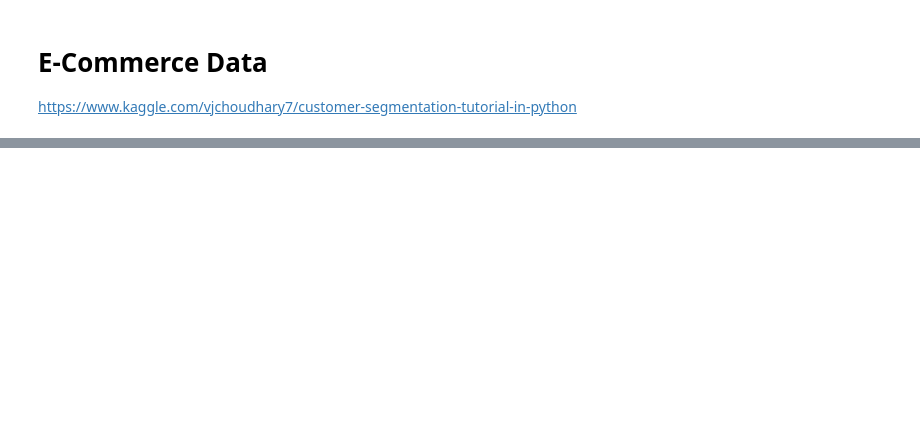
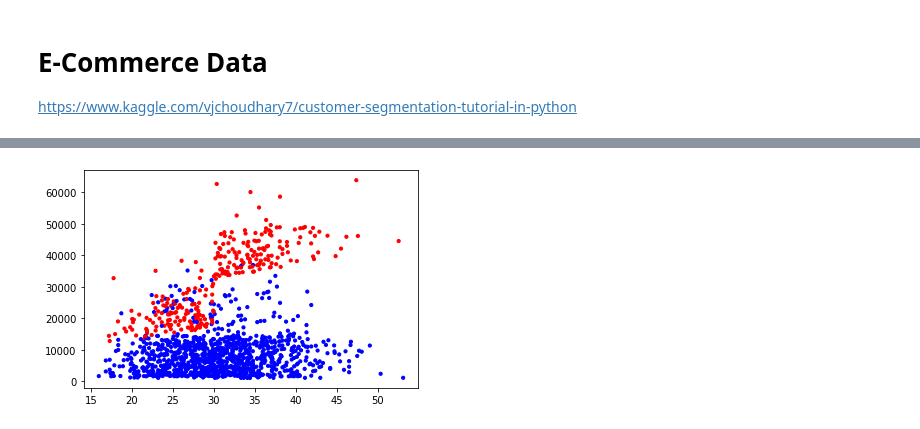
Before and after one commit to michalmullen/DataAnalitics, a Jupyter notebook: clustering.ipynb, the cells around one changed output, grey strips where cells are left out. Cells and saved outputs as stored; diff of their text form; code cells hidden in the pictures; blank space fills up the shorter version.

```diff
--- a/clustering.ipynb
+++ b/clustering.ipynb
@@ -101,0 +103,13 @@ plt.show()
+# %%
+smokers = dataset.iloc[:, [2, 6 , 4]].values
+
+# change yes/no to red/blue to see better understand the clusters
+for i in range(len(smokers)):
+    if smokers[i, 2] == "yes":
+        smokers[i, 2] = "red"
+    else:
+        smokers[i, 2] = "blue"
+
+plt.scatter(smokers[:, 0], smokers[:, 1], s=10, c=smokers[:, 2]);
+# %% [output]
+[figure, added]
```
Also changed, not shown: parts of 9 cells of this notebook, 1 other file.
